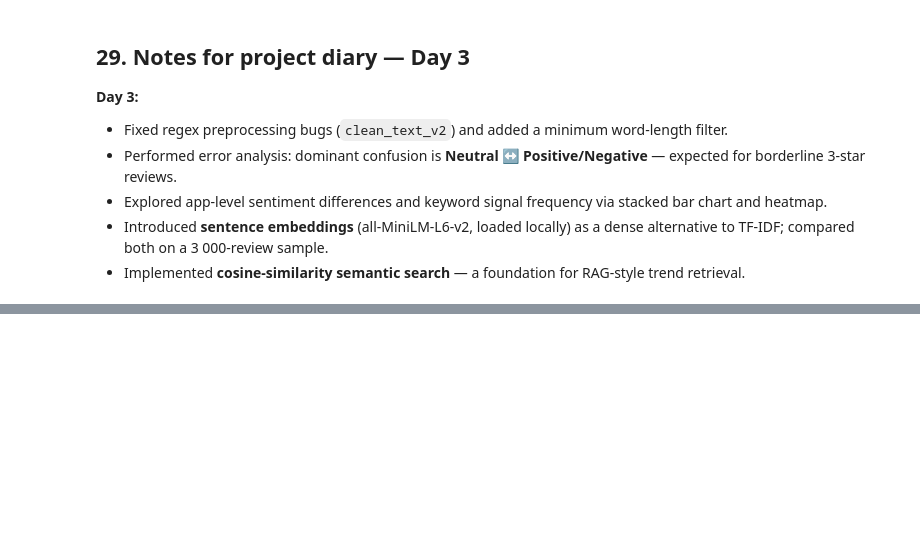
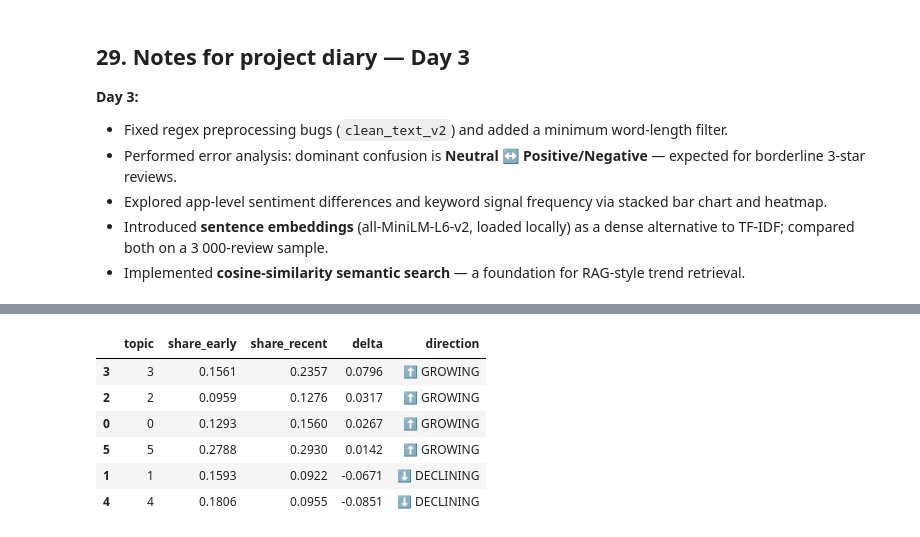
Before and after one commit to ando-ship-it/consumer-trend-detector, a Jupyter notebook: notebooks/01_eda_baseline_consumer_trends.ipynb, the cells around one changed output, grey strips where cells are left out. Drawn from its saved outputs; the diff is of its cells as text; code cells hidden in the pictures; blank space fills up the shorter version.

```diff
--- a/notebooks/01_eda_baseline_consumer_trends.ipynb
+++ b/notebooks/01_eda_baseline_consumer_trends.ipynb
@@ -979,0 +1010,9 @@ for q in test_queries:
+# %%
+# Fit final model — choose k based on elbow above
+K = 6
+
+km_final = KMeans(n_clusters=K, random_state=RANDOM_STATE, n_init="auto")
+df_sample["cluster"] = km_final.fit_predict(embeddings)
+
+print("Cluster sizes:")
+display(df_sample["cluster"].value_counts().sort_index())
@@ -979,0 +1201,23 @@ for q in test_queries:
+# %%
+n = len(topic_by_month_pct)
+first_third = topic_by_month_pct.iloc[:n//3].mean()
+last_third  = topic_by_month_pct.iloc[-n//3:].mean()
+
+trend_df = pd.DataFrame({
+    "topic": topic_by_month_pct.columns,
+    "share_early": first_third.values.round(4),
+    "share_recent": last_third.values.round(4),
+})
+trend_df["delta"] = (trend_df["share_recent"] - trend_df["share_early"]).round(4)
+trend_df["direction"] = trend_df["delta"].apply(lambda x: "⬆ GROWING" if x > 0.01 else ("⬇ DECLINING" if x < -0.01 else "→ STABLE"))
+trend_df = trend_df.sort_values("delta", ascending=False)
+
+display(trend_df)
+# %% [output]
+|  | topic | share_early | share_recent | delta | direction |
+| 3 | 3 | 0.1561 | 0.2357 | 0.0796 | ⬆ GROWING |
+| 2 | 2 | 0.0959 | 0.1276 | 0.0317 | ⬆ GROWING |
+| 0 | 0 | 0.1293 | 0.1560 | 0.0267 | ⬆ GROWING |
+| 5 | 5 | 0.2788 | 0.2930 | 0.0142 | ⬆ GROWING |
+| 1 | 1 | 0.1593 | 0.0922 | -0.0671 | ⬇ DECLINING |
+| 4 | 4 | 0.1806 | 0.0955 | -0.0851 | ⬇ DECLINING |
```
Also changed, not shown: parts of 15 cells of this notebook.
